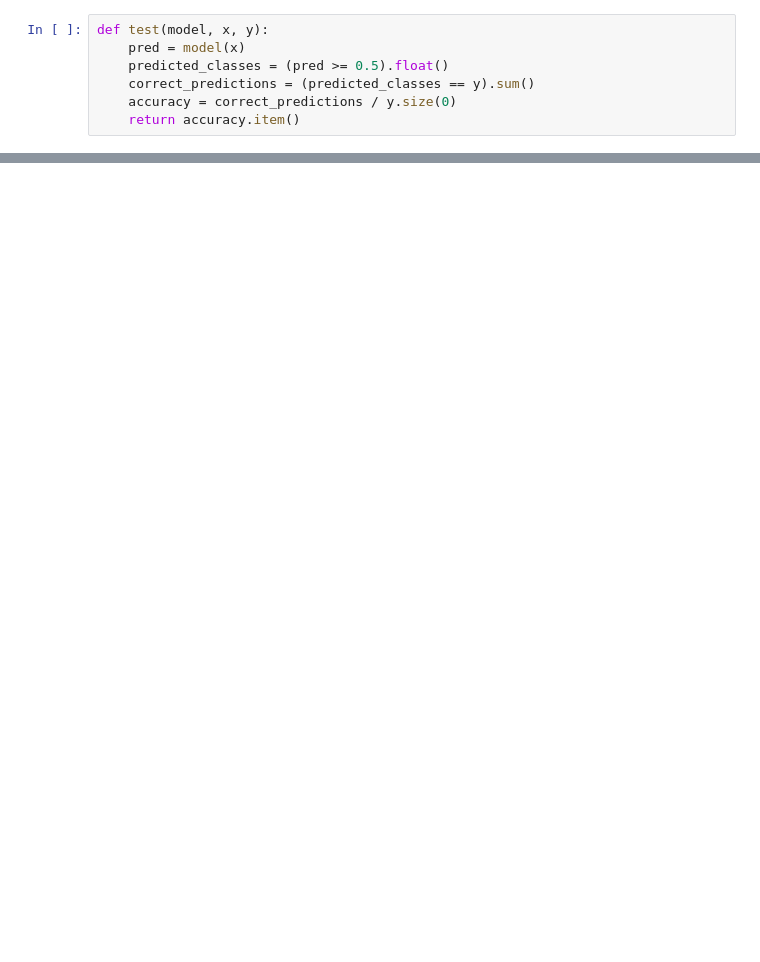
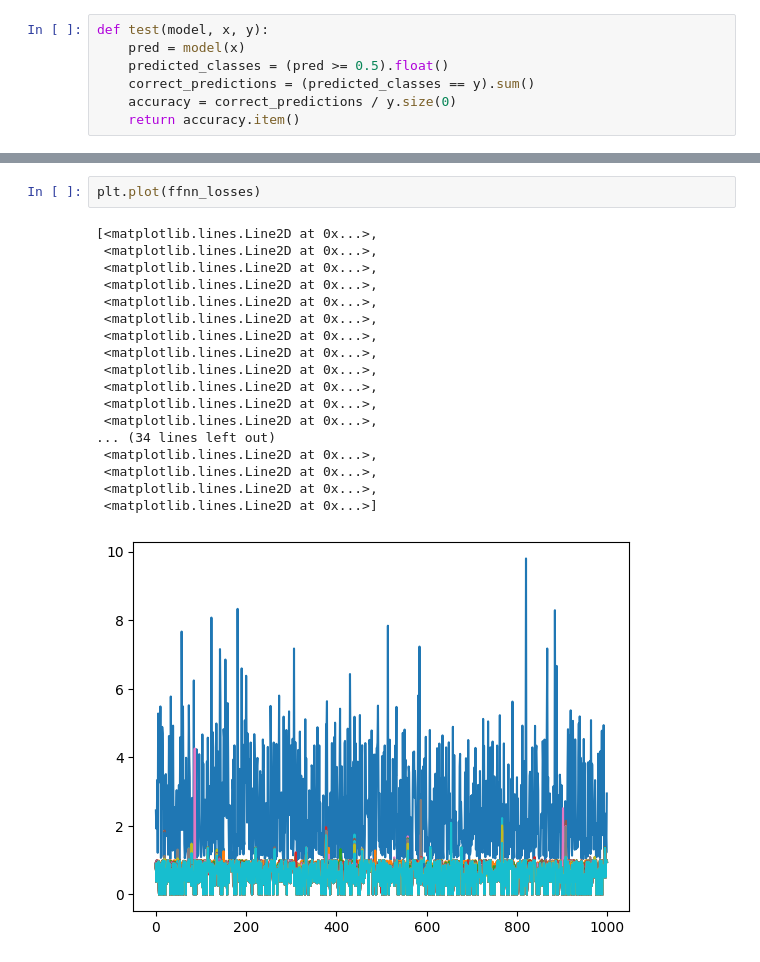
Before and after one commit to Maxcharm/Parity-Learning-Transformer, a Jupyter notebook: playground/training_ffnn.ipynb, the cells around one changed output, grey strips where cells are left out. Drawn from its saved outputs; the diff is of its cells as text; blank space fills up the shorter version.

```diff
--- a/playground/training_ffnn.ipynb
+++ b/playground/training_ffnn.ipynb
@@ -259,0 +276,21 @@ print(a.item())
+# %%
+plt.plot(ffnn_losses)
+# %% [output]
+[<matplotlib.lines.Line2D at 0x...>,
+ <matplotlib.lines.Line2D at 0x...>,
+ <matplotlib.lines.Line2D at 0x...>,
+ <matplotlib.lines.Line2D at 0x...>,
+ <matplotlib.lines.Line2D at 0x...>,
+ <matplotlib.lines.Line2D at 0x...>,
+ <matplotlib.lines.Line2D at 0x...>,
+ <matplotlib.lines.Line2D at 0x...>,
+ <matplotlib.lines.Line2D at 0x...>,
+ <matplotlib.lines.Line2D at 0x...>,
+ <matplotlib.lines.Line2D at 0x...>,
+ <matplotlib.lines.Line2D at 0x...>,
+... (34 lines left out)
+ <matplotlib.lines.Line2D at 0x...>,
+ <matplotlib.lines.Line2D at 0x...>,
+ <matplotlib.lines.Line2D at 0x...>,
+ <matplotlib.lines.Line2D at 0x...>]
+[figure, added]
```
Also changed, not shown: parts of 30 cells of this notebook, 4 other files.
